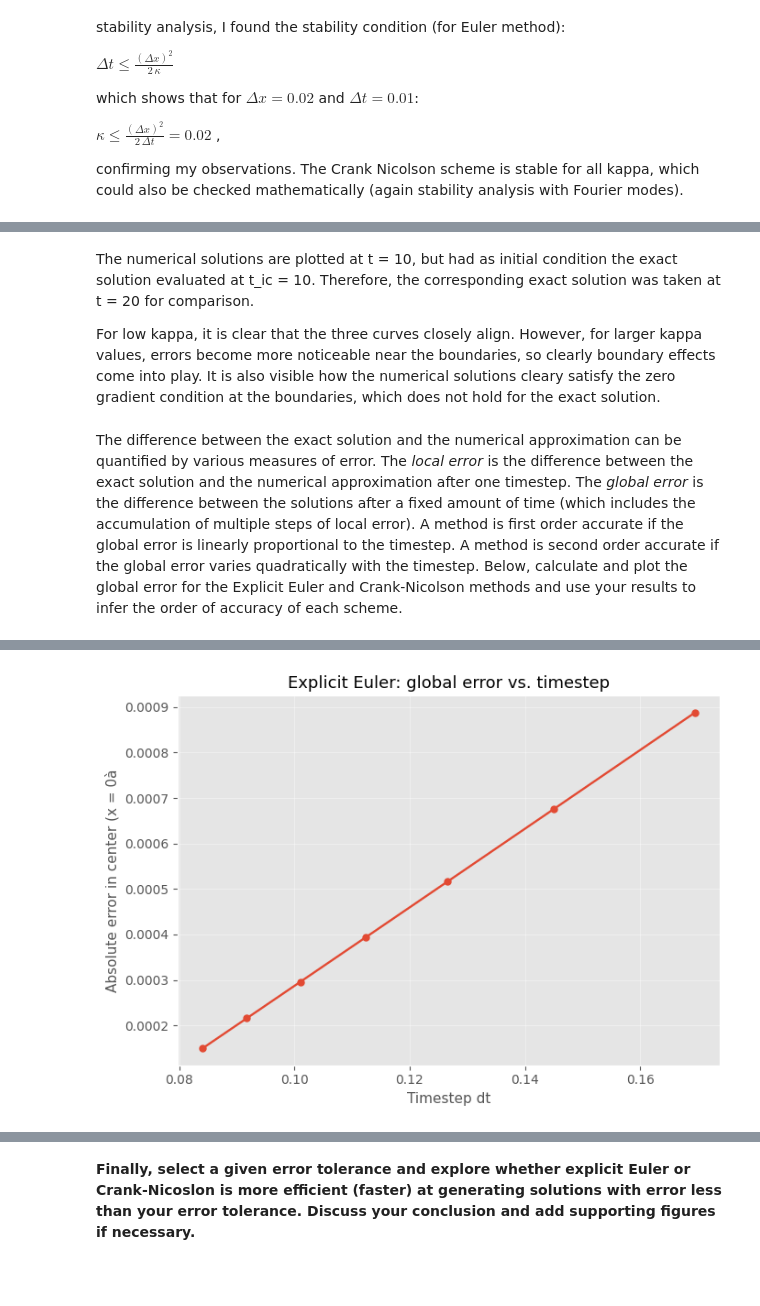
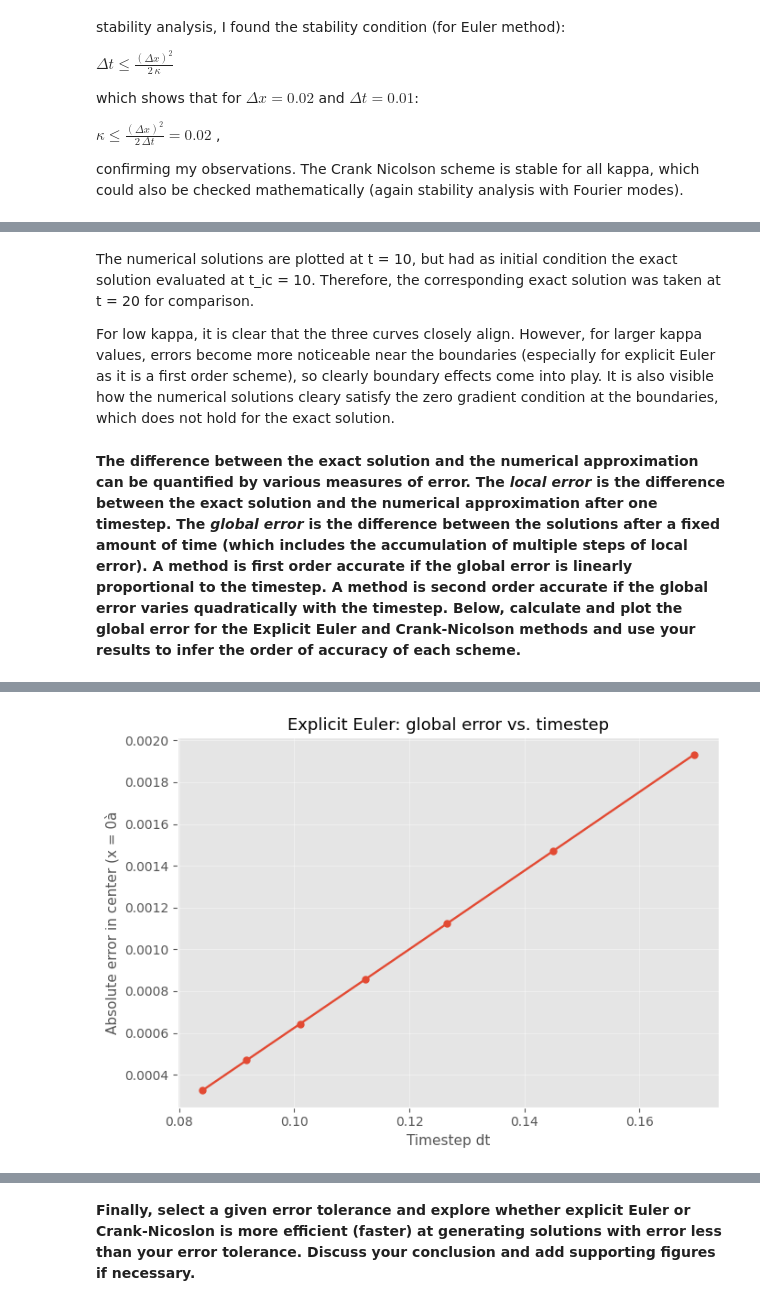
Before and after one commit to JefPhilippe/QCES, a Jupyter notebook: Project1_numerical_methods.ipynb, the cells around one changed output, grey strips where cells are left out. Saved outputs shown, nothing was run; the diff lists cells and outputs as text; code cells hidden in the pictures; blank space fills up the shorter version.

```diff
--- a/Project1_numerical_methods.ipynb
+++ b/Project1_numerical_methods.ipynb
@@ -380,9 +380,9 @@ Crank-Nicolson method took 0.10 seconds
 # %% [markdown]
 The numerical solutions are plotted at t = 10, but had as initial condition the exact solution evaluated at t_ic = 10. Therefore, the corresponding exact solution was taken at t = 20 for comparison.
 
- For low kappa, it is clear that the three curves closely align. However, for larger kappa values, errors become more noticeable near the boundaries, so  clearly boundary effects come into play. It is also visible how the numerical solutions cleary satisfy the zero gradient condition at the boundaries, which does not hold for the exact solution.
+ For low kappa, it is clear that the three curves closely align. However, for larger kappa values, errors become more noticeable near the boundaries (especially for explicit Euler as it is a first order scheme), so  clearly boundary effects come into play. It is also visible how the numerical solutions cleary satisfy the zero gradient condition at the boundaries, which does not hold for the exact solution.
 # %% [markdown]
-The difference between the exact solution and the numerical approximation can be quantified by various measures of error. The *local error* is the difference between the exact solution and the numerical approximation after one timestep. The *global error* is the difference between the solutions after a fixed amount of time (which includes the accumulation of multiple steps of local error). A method is first order accurate if the global error is linearly proportional to the timestep. A method is second order accurate if the global error varies quadratically with the timestep. Below, calculate and plot the global error for the Explicit Euler and Crank-Nicolson methods and use your results to infer the order of accuracy of each scheme.
+**The difference between the exact solution and the numerical approximation can be quantified by various measures of error. The *local error* is the difference between the exact solution and the numerical approximation after one timestep. The *global error* is the difference between the solutions after a fixed amount of time (which includes the accumulation of multiple steps of local error). A method is first order accurate if the global error is linearly proportional to the timestep. A method is second order accurate if the global error varies quadratically with the timestep. Below, calculate and plot the global error for the Explicit Euler and Crank-Nicolson methods and use your results to infer the order of accuracy of each scheme.**
 # %%
 kappa = 0.001
 Nt = [120, 110, 100, 90, 80, 70, 60, 50, 40]  # different timesteps dt
@@ -390,7 +390,7 @@ x_start, x_end = -1, 1
 Nx = 101
 x = np.linspace(x_start, x_end, Nx)
 dx = x[1] - x[0]
-x_error = 45  # centered point at x = 0
+x_error = 50  # centered point at x = 0
 t_ic = 10
 t_start, t_end = 0, 10
 
@@ -432,4 +432,4 @@ Explicit Euler method took 0.00 seconds
-[figure, old version]
+[figure, new version]
 # %% [markdown]
 The global error was calculated only at centered x = 0 as the absolute value of the difference between the explicit Euler and the exact solution. This clearly follows a linear behavior, indicating that explicit Euler is indeed 1e order accurate.
 
```
Also changed, not shown: parts of 30 cells of this notebook.
